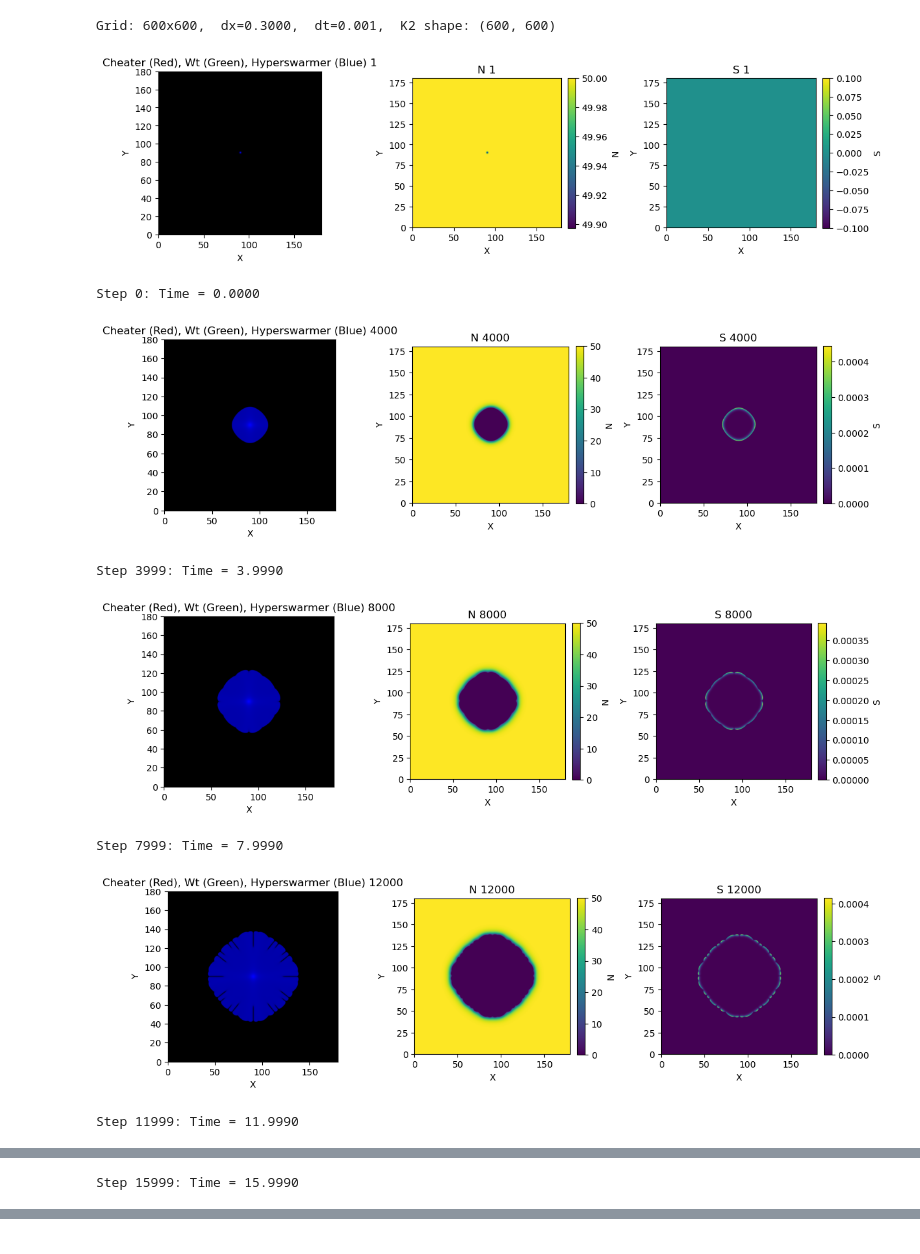
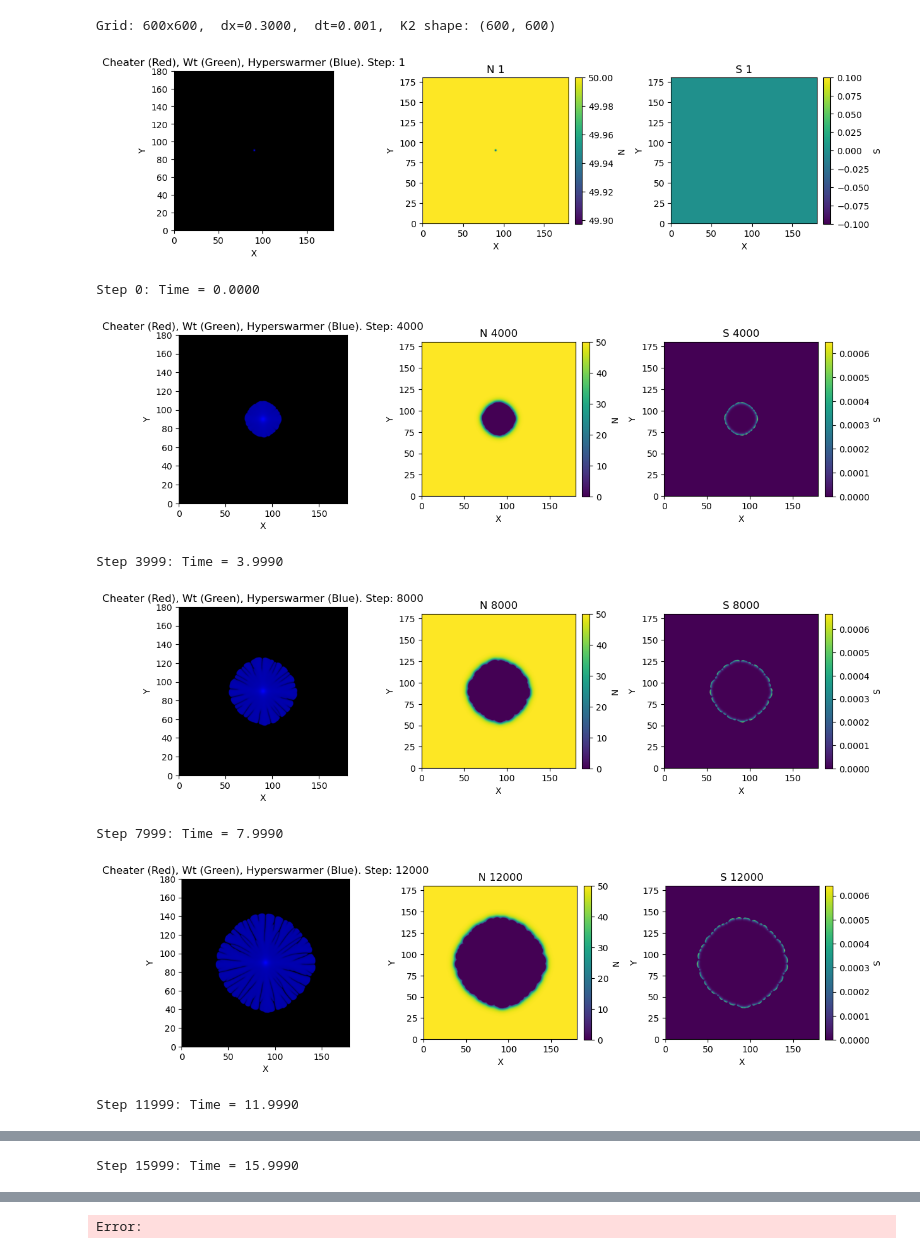
Before and after one commit to HotshotGoku/branching, a Jupyter notebook: biophysical_three_species.ipynb, the cells around one changed output, grey strips where cells are left out. Saved outputs shown, nothing was run; the diff lists cells and outputs as text; code cells hidden in the pictures.

Commit message:
epsilon testing + equation consistency

```diff
--- a/biophysical_three_species.ipynb
+++ b/biophysical_three_species.ipynb
@@ -292,11 +295,11 @@ frames = 5
 R0 = 1.0          # Gaussian seed radius
 
 # Noise amplitude
-epsilon = 0.2
+epsilon = 0
 
 Parameters = [
     8,    #  DN = 1-20 (good results)
-    0.579,    # DS = 5.79
+    0.579,    # DS = 0.579
     2.58e3,    # kP * Cmax, kD = 2.58e3
     22,    # bN * Cmax/KN; bN = 15
     24.24,    # aG= 24.24
@@ -339,12 +342,12 @@ DN, DS, kD, bN, aG, aP, kG, kP, KN, KT, aS, aS1, as2, bS, KE, KC, Cmax, n, d, a,
 # K2[i,j] = kx[i]^2 + ky[j]^2  in (rad / length)^2.
 # Assumes periodic domain [0, Lx] x [0, Ly].
 # ------------------------------------------------------------------
-
+#''' #not necessary if using old Laplacian
 _kx = jnp.fft.fftfreq(nx, d=1.0 / nx) * (2.0 * jnp.pi / Lx)
 _ky = jnp.fft.fftfreq(ny, d=1.0 / ny) * (2.0 * jnp.pi / Ly)
 _KX, _KY = jnp.meshgrid(_kx, _ky, indexing='ij')
 K2 = _KX**2 + _KY**2   # shape (nx, ny)
-
+#'''
 
 print(f"Grid: {nx}x{ny},  dx={dx:.4f},  dt={dt},  K2 shape: {K2.shape}")
 # %% [output]
@@ -577,8 +582,8 @@ def pde_update_fdm(pde_state, pde_params, dx, dy, dt, noise):
     D_G = jnp.clip(D_G, 0, None)
 
     # Compute diffusion terms using the corrected operator with Neumann BC
-    diffusion_N = DN * laplacian(N, dx, dy)  # Assuming DN is constant
-    diffusion_S = DS * laplacian(S, dx, dy)  # Assuming DS is constant
+    diffusion_N = DN * laplacian_spectral(N, K2)  # Assuming DN is constant
+    diffusion_S = DS * laplacian_spectral(S, K2)  # Assuming DS is constant
 
     diffusion_P = diffusion_operator_9pt(P, D_P, dx)
     diffusion_G = diffusion_operator_9pt(G, D_G, dx)
@@ -632,11 +637,15 @@ def run_simulation_fdm():
     pde_state = (N_initial, P_initial, G_initial, P_initial_c, G_initial_c, P_initial_hs, G_initial_hs, S_initial)
 
     # Define noise parameters
-    epsilon = 0 # Noise amplitude; adjust as needed
+    epsilon = .2 # Noise amplitude; adjust as needed
+
 
     # Initialize PRNG key
     seed = 42  # Arbitrary seed for reproducibility
     key = jax.random.PRNGKey(seed)
+    key, subkey = jax.random.split(key)
+    noise = epsilon * (jax.random.uniform(subkey, shape=(nx, ny)) * 2 - 1) #noise moved to outside so that different
+    #epsilon values result in different results.
 
     # Create directory to save outputs (optional)
     save_dir = 'simulation_outputs_fdm'
@@ -646,10 +655,10 @@ def run_simulation_fdm():
     # Simulation loop
     for step in range(nt):
         # Generate a new random key for this step
-        key, subkey = jax.random.split(key)
+        #key, subkey = jax.random.split(key)
 
         # Generate noise: Gaussian noise with mean 0 and standard deviation epsilon
-        noise = epsilon * (jax.random.uniform(subkey, shape=(nx, ny)) * 2 - 1)
+        #noise = epsilon * (jax.random.uniform(subkey, shape=(nx, ny)) * 2 - 1)
 
         # Update PDE state with noise injected into D_eff using FDM
         pde_state, _ = pde_update_fdm(
@@ -697,7 +706,7 @@ def run_simulation_fdm():
             # Plot Composite Image of P and G
             plt.subplot(1, 3, 1)
             plt.imshow(composite_image, extent=(0, Lx, 0, Ly), origin='lower')
-            plt.title(f'Cheater (Red), Wt (Green), Hyperswarmer (Blue) {step + 1}')
+            plt.title(f'Cheater (Red), Wt (Green), Hyperswarmer (Blue). Step: {step + 1}')
             plt.xlabel('X')
             plt.ylabel('Y')
 
@@ -711,36 +720,36 @@ def run_simulation_fdm():
             plt.ylabel('Y')
 
             # Plot S (Surfactant Concentration)
             plt.subplot(1, 3, 3)
             im_s = plt.imshow(S, extent=(0, Lx, 0, Ly), origin='lower', cmap='viridis')
             cbar_s = plt.colorbar(im_s, fraction=0.046, pad=0.04)
             cbar_s.ax.set_ylabel('S')
             plt.title(f'S {step + 1}')
             plt.xlabel('X')
             plt.ylabel('Y')
 
             plt.tight_layout()
             plt.show()
 
 
             # Print progress and colony radius
             print(f"Step {step}: Time = {step*dt:.4f}")
 
     print("Simulation completed.")
 
 
 
 
 start = time.time()
 run_simulation_fdm()
 end = time.time()
 print(f"Simulation took {end - start:.2f} seconds")
 # %% [output]
-[figure, old version]
+[figure, new version]
 Step 0: Time = 0.0000
-[figure, old version]
+[figure, new version]
 Step 3999: Time = 3.9990
-[figure, old version]
+[figure, new version]
 Step 7999: Time = 7.9990
-[figure, old version]
+[figure, new version]
 Step 11999: Time = 11.9990
@@ -752,0 +762 @@ Simulation took 34.15 seconds
+Error:
```
Also changed, not shown: parts of 6 cells of this notebook.
